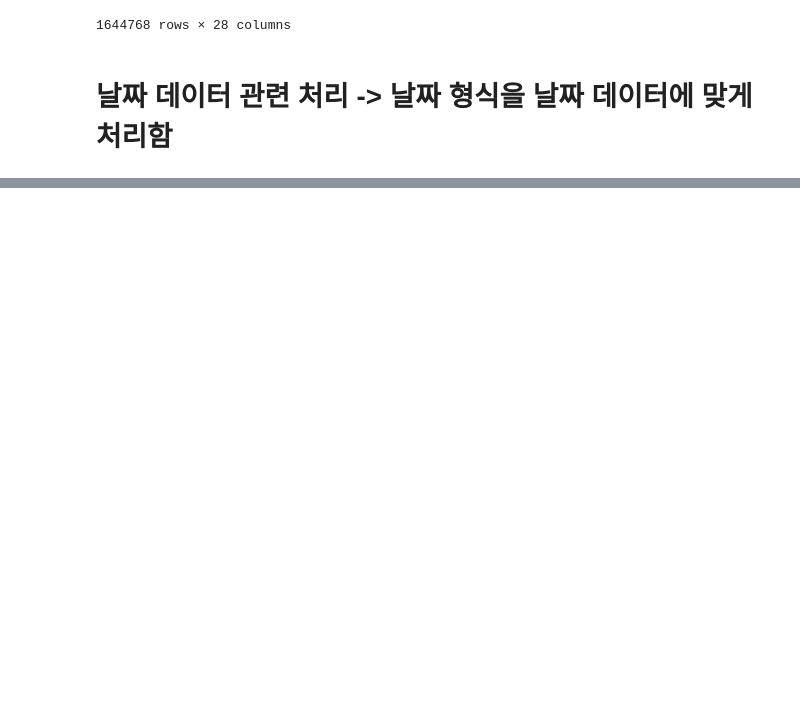
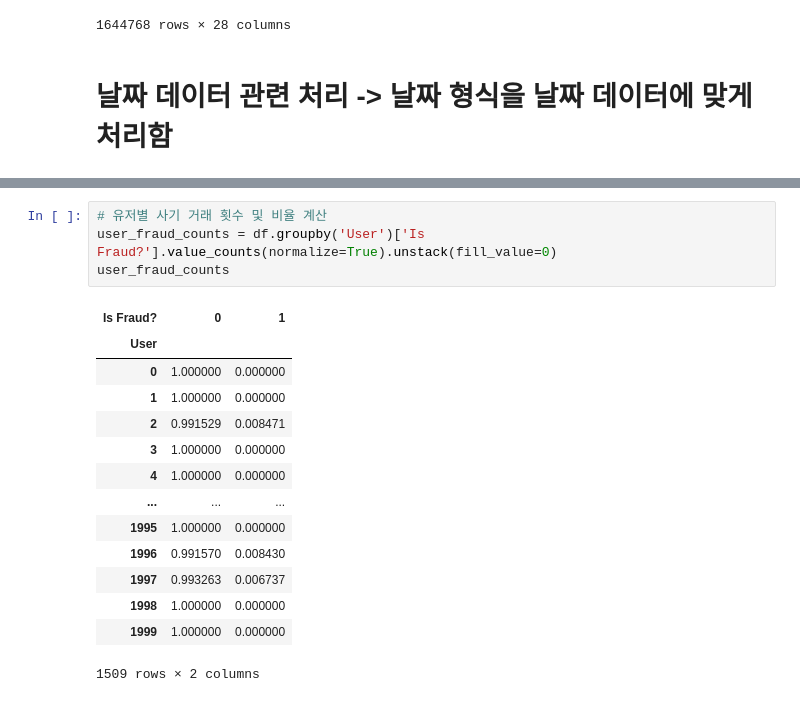
Before and after one commit to VML-potatoes/DS, a Jupyter notebook: 다슬/data_processing.ipynb, the cells around one changed output, grey strips where cells are left out. Cells and saved outputs as stored; diff of their text form; blank space fills up the shorter version.

```diff
--- a/다슬/data_processing.ipynb
+++ b/다슬/data_processing.ipynb
@@ -140,0 +181,19 @@ data
+# %%
+# 유저별 사기 거래 횟수 및 비율 계산
+user_fraud_counts = df.groupby('User')['Is Fraud?'].value_counts(normalize=True).unstack(fill_value=0)
+user_fraud_counts
+# %% [output]
+| Is Fraud? | 0 | 1 |
+| User |  |  |
+| 0 | 1.000000 | 0.000000 |
+| 1 | 1.000000 | 0.000000 |
+| 2 | 0.991529 | 0.008471 |
+| 3 | 1.000000 | 0.000000 |
+| 4 | 1.000000 | 0.000000 |
+| ... | ... | ... |
+| 1995 | 1.000000 | 0.000000 |
+| 1996 | 0.991570 | 0.008430 |
+| 1997 | 0.993263 | 0.006737 |
+| 1998 | 1.000000 | 0.000000 |
+| 1999 | 1.000000 | 0.000000 |
+1509 rows × 2 columns
```
Also changed, not shown: parts of 9 cells of this notebook, 1 other file.
